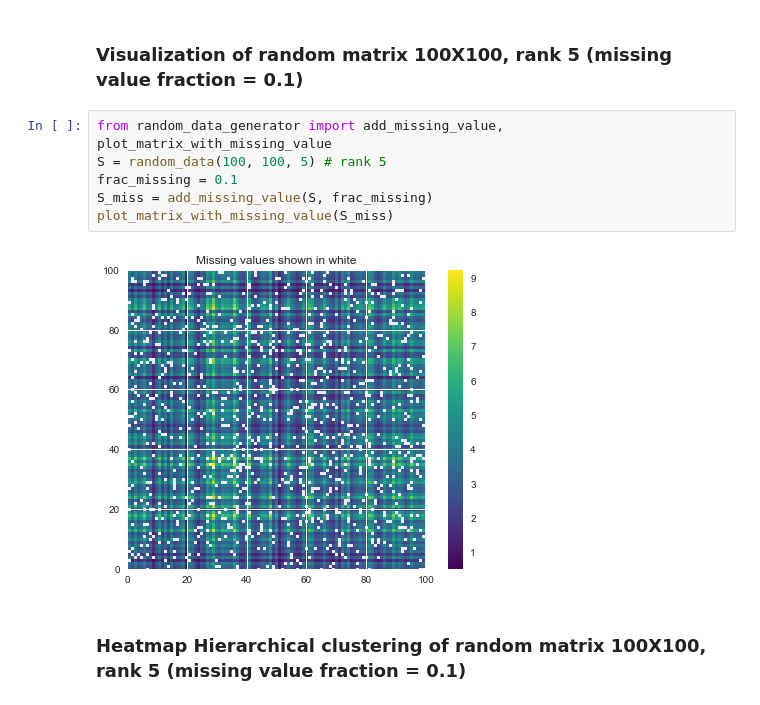
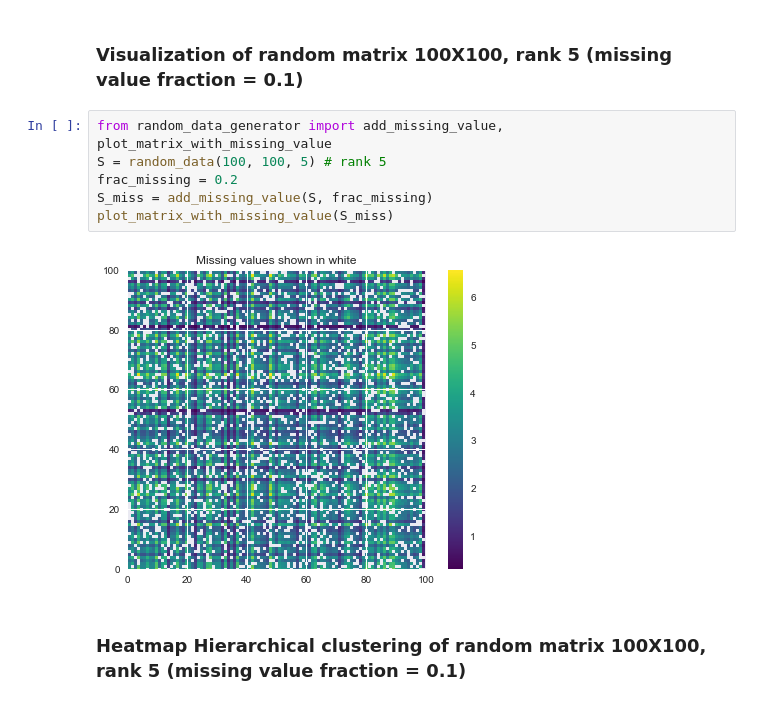
Before and after one commit to LishengSun/Meta-Learning-and-APT, a Jupyter notebook: PAPER_CAP2018/demonstration.ipynb, the cells around one changed output. Cells and saved outputs as stored; diff of their text form.

```diff
--- a/PAPER_CAP2018/demonstration.ipynb
+++ b/PAPER_CAP2018/demonstration.ipynb
@@ -145,11 +120,11 @@ plt.show()
 # %%
 from random_data_generator import add_missing_value, plot_matrix_with_missing_value
 S = random_data(100, 100, 5) # rank 5
-frac_missing = 0.1
+frac_missing = 0.2
 S_miss = add_missing_value(S, frac_missing)
 plot_matrix_with_missing_value(S_miss)
 # %% [output]
-[figure, old version]
+[figure, new version]
 # %% [markdown]
 ### Heatmap Hierarchical clustering of random matrix 100X100, rank 5 (missing value fraction = 0.1)
 # %%
```
Also changed, not shown: parts of 12 cells of this notebook, 1 other file.
